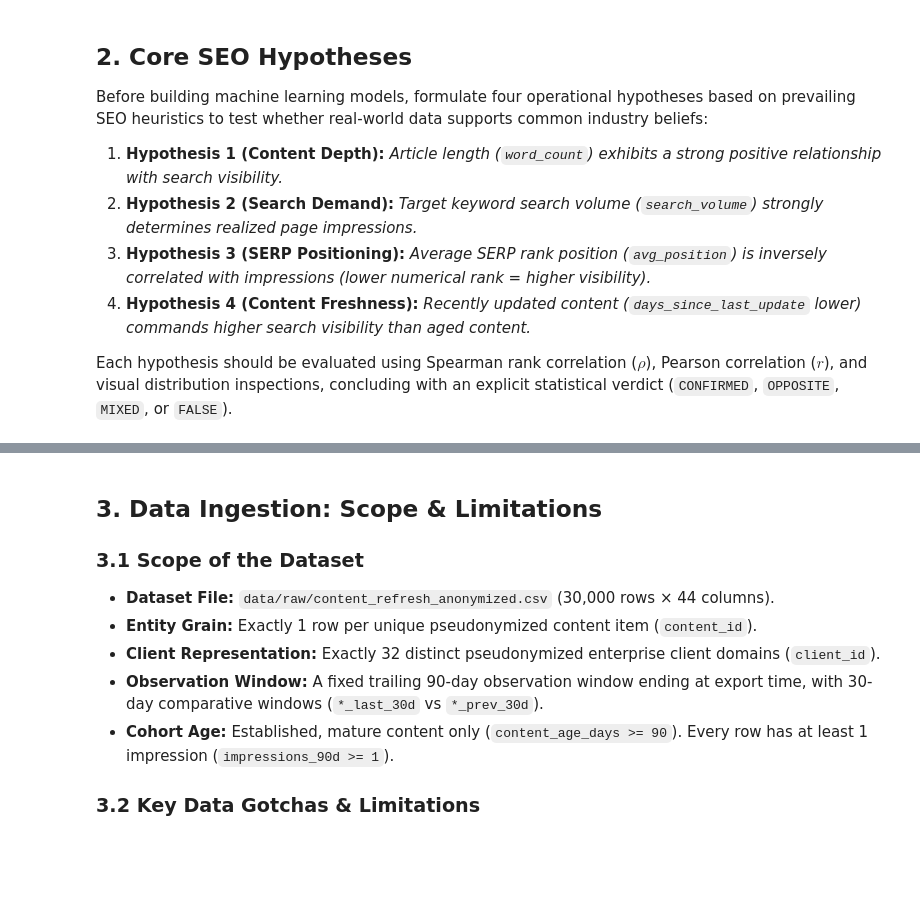
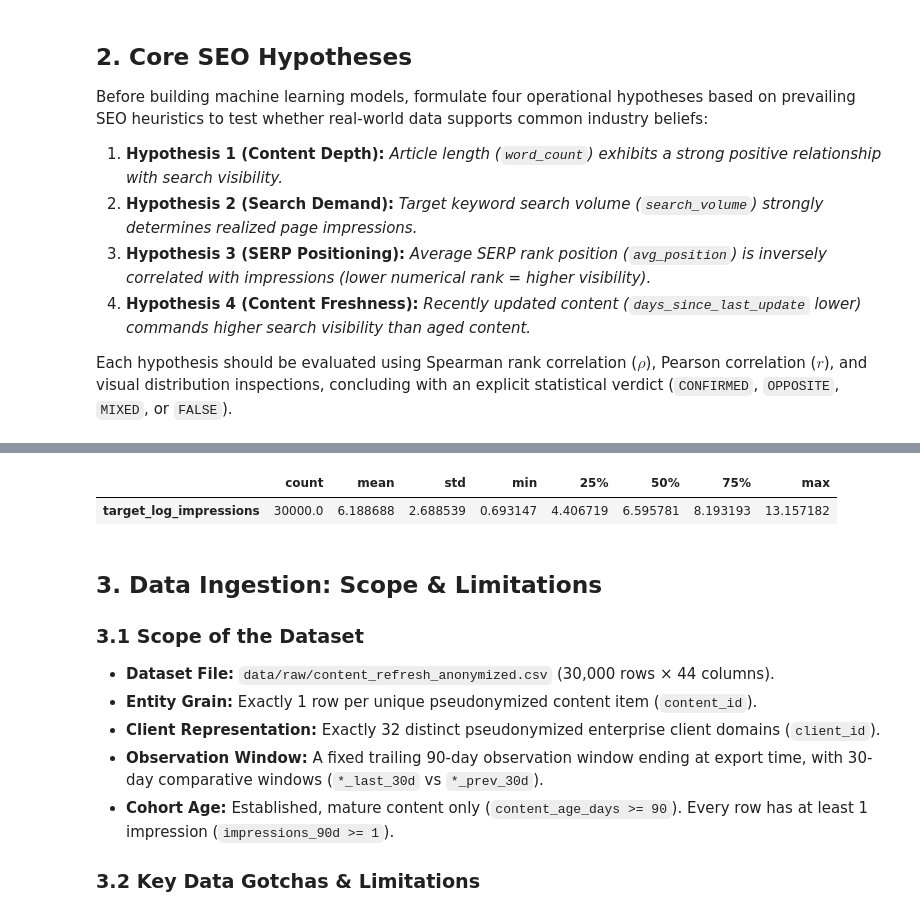
Before and after one commit to Jimber120/DA-Project-Member-3, a Jupyter notebook: work/notebooks/01_problem_framing_and_data_audit.ipynb, the cells around one changed output, grey strips where cells are left out. Cells and saved outputs as stored; diff of their text form; code cells hidden in the pictures; blank space fills up the shorter version.

```diff
--- a/work/notebooks/01_problem_framing_and_data_audit.ipynb
+++ b/work/notebooks/01_problem_framing_and_data_audit.ipynb
@@ -127,0 +53,82 @@ print(f'  Max:    {target.max():.4f}')
+# %%
+# Code Cell 1: Setup, Imports, and Data Ingestion (self-contained: downloads from GitHub, no Drive mount)
+import os
+import urllib.request
+import warnings
+
+import numpy as np
+import pandas as pd
+import matplotlib.pyplot as plt
+import seaborn as sns
+from scipy import stats
+
+warnings.filterwarnings("ignore")
+pd.set_option("display.max_columns", 60)
+pd.set_option("display.width", 160)
+sns.set_theme(style="whitegrid")
+
+# ---- Paths (local Colab session storage only) ----
+GITHUB_USER = "Jimber120"
+GITHUB_REPO = "DA-Project-Member-3"
+DATA_FILE = "content_refresh_anonymized.csv"
+RAW_PATH = os.path.join("data", "raw", DATA_FILE)
+OUT_DIR = os.path.join("work", "outputs")
+
+# If the CSV lives somewhere unusual in the repo, paste its full raw.githubusercontent.com URL here:
+DATA_URL_OVERRIDE = None
+
+os.makedirs(os.path.dirname(RAW_PATH), exist_ok=True)
+os.makedirs(OUT_DIR, exist_ok=True)
+
+
+def _looks_like_csv(path):
+    """True if the file is a real CSV (not an HTML error page or a git-lfs pointer)."""
+    try:
+        with open(path, "r", encoding="utf-8", errors="ignore") as fh:
+            header = fh.readline()
+        return "content_id" in header and "," in header
+    except OSError:
+        return False
+
+
+def download_dataset():
+    base = f"https://raw.githubusercontent.com/{GITHUB_USER}/{GITHUB_REPO}"
+    candidates = [DATA_URL_OVERRIDE] if DATA_URL_OVERRIDE else []
+    for branch in ("main", "master"):
+        for sub in ("data/raw/", "data/", "", "work/data/raw/"):
+            candidates.append(f"{base}/{branch}/{sub}{DATA_FILE}")
+    for url in candidates:
+        try:
+            urllib.request.urlretrieve(url, RAW_PATH)
+        except Exception:
+            continue
+        if _looks_like_csv(RAW_PATH):
+            print(f"Downloaded dataset from: {url}")
+            return url
+        os.remove(RAW_PATH)
+    raise FileNotFoundError(
+        "Could not download the dataset from GitHub. Check that the repository is public and set "
+        "DATA_URL_OVERRIDE to the exact raw.githubusercontent.com URL of content_refresh_anonymized.csv."
+    )
+
+
+if os.path.exists(RAW_PATH) and _looks_like_csv(RAW_PATH):
+    print(f"Found local dataset at {RAW_PATH}; skipping download.")
+else:
+    download_dataset()
+
+df_raw = pd.read_csv(RAW_PATH)
+df = df_raw.copy()
+
+# ---- Data contract checks ----
+assert df["content_id"].nunique() == len(df), "Primary key content_id is not unique!"
+assert df["client_id"].nunique() == 32, "Expected exactly 32 clients!"
+
+# ---- Continuous regression target ----
+df["target_log_impressions"] = np.log1p(df["impressions_90d"])
+
+print(f"Shape: {df_raw.shape[0]:,} rows x {df_raw.shape[1]} columns")
+print(f"Clients: {df['client_id'].nunique()}")
+print("\nTarget summary: target_log_impressions = log(1 + impressions_90d)")
+display(df["target_log_impressions"].describe().to_frame().T)
+# %% [output]
@@ -128,3 +140,5 @@ print(f'  Max:    {target.max():.4f}')
+|  | count | mean | std | min | 25% | 50% | 75% | max |
+| target_log_impressions | 30000.0 | 6.188688 | 2.688539 | 0.693147 | 4.406719 | 6.595781 | 8.193193 | 13.157182 |
 # %% [markdown]
 ## 3. Data Ingestion: Scope & Limitations
 
```
Also changed, not shown: parts of 8 cells of this notebook.
